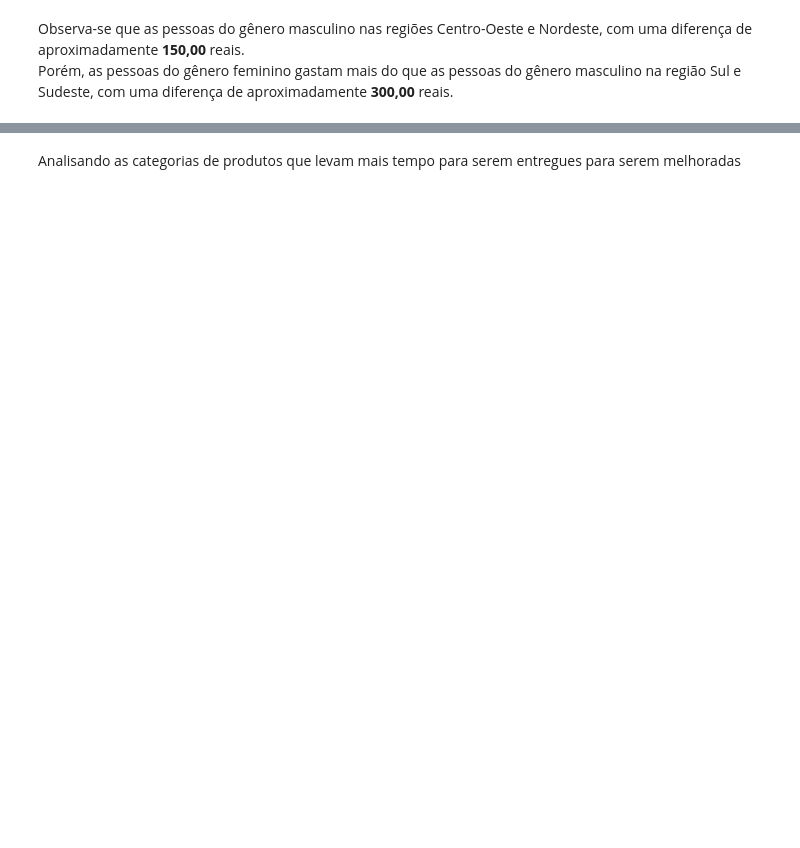
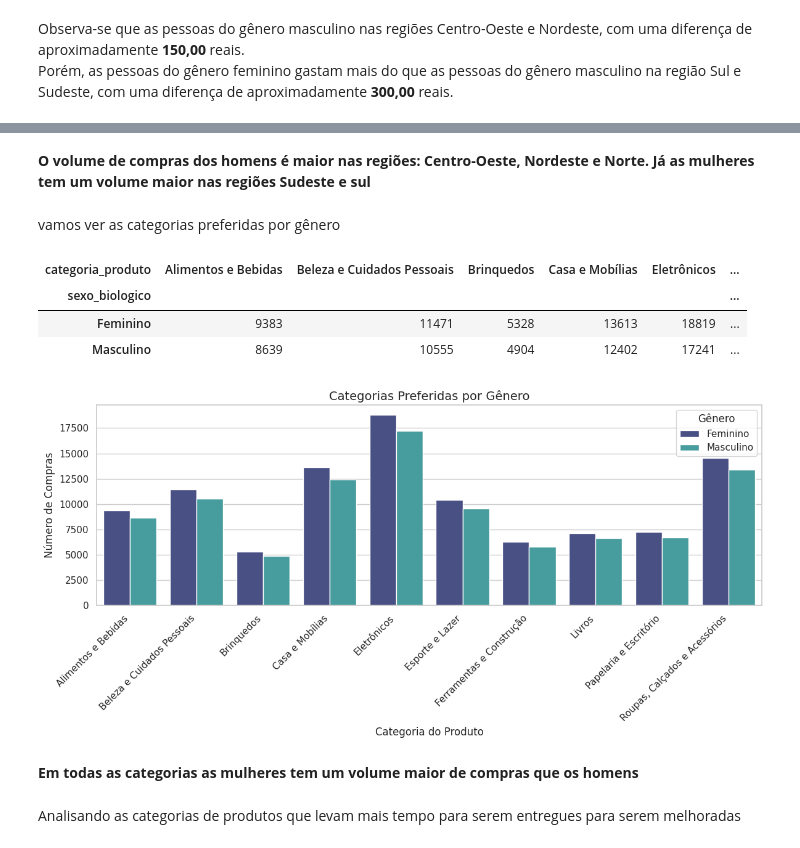
Before and after one commit to Jgabriel1800/estat-stica-varejo, a Jupyter notebook: estatistica_frequencia_medidas.ipynb, the cells around one changed output, grey strips where cells are left out. Saved outputs shown, nothing was run; the diff lists cells and outputs as text; code cells hidden in the pictures; blank space fills up the shorter version.

```diff
--- a/estatistica_frequencia_medidas.ipynb
+++ b/estatistica_frequencia_medidas.ipynb
@@ -311,3 +336,42 @@ Porém, as pessoas do gênero feminino gastam mais do que as pessoas do gênero
+# %% [markdown]
+**O volume de compras dos homens é maior nas regiões: Centro-Oeste, Nordeste e Norte. Já as mulheres tem um volume maior nas regiões Sudeste e sul**
+# %% [markdown]
+vamos ver as categorias preferidas por gênero
+# %%
+categorias_preferidas = dados.groupby(['sexo_biologico', 'categoria_produto'])['id_compra'].count().unstack().fillna(0)
+categorias_preferidas
+# %% [output]
+| categoria_produto | Alimentos e Bebidas | Beleza e Cuidados Pessoais | Brinquedos | Casa e Mobílias | Eletrônicos | ... |
+| sexo_biologico |  |  |  |  |  | ... |
+| Feminino | 9383 | 11471 | 5328 | 13613 | 18819 | ... |
+| Masculino | 8639 | 10555 | 4904 | 12402 | 17241 | ... |
+# %%
+import seaborn as sns
+import matplotlib.pyplot as plt
+
+categorias_preferidas = dados.groupby(['sexo_biologico', 'categoria_produto'])['id_compra'].count().reset_index()
+categorias_preferidas.rename(columns={'id_compra': 'quantidade_compras'}, inplace=True)
+
+plt.figure(figsize=(12, 6))
+sns.barplot(
+    data=categorias_preferidas,
+    x='categoria_produto',
+    y='quantidade_compras',
+    hue='sexo_biologico',
+    palette="mako"
+)
+
+plt.title('Categorias Preferidas por Gênero', fontsize=14)
+plt.xlabel('Categoria do Produto')
+plt.ylabel('Número de Compras')
+plt.xticks(rotation=45, ha='right')
+plt.legend(title='Gênero')
+plt.tight_layout()
+plt.show()
+# %% [output]
+[figure, added]
+# %% [markdown]
+**Em todas as categorias as mulheres tem um volume maior de compras que os homens**
 # %% [markdown]
 Analisando as categorias de produtos que levam mais tempo para serem entregues para serem melhoradas
 # %%
```
Also changed, not shown: parts of 33 cells of this notebook.
